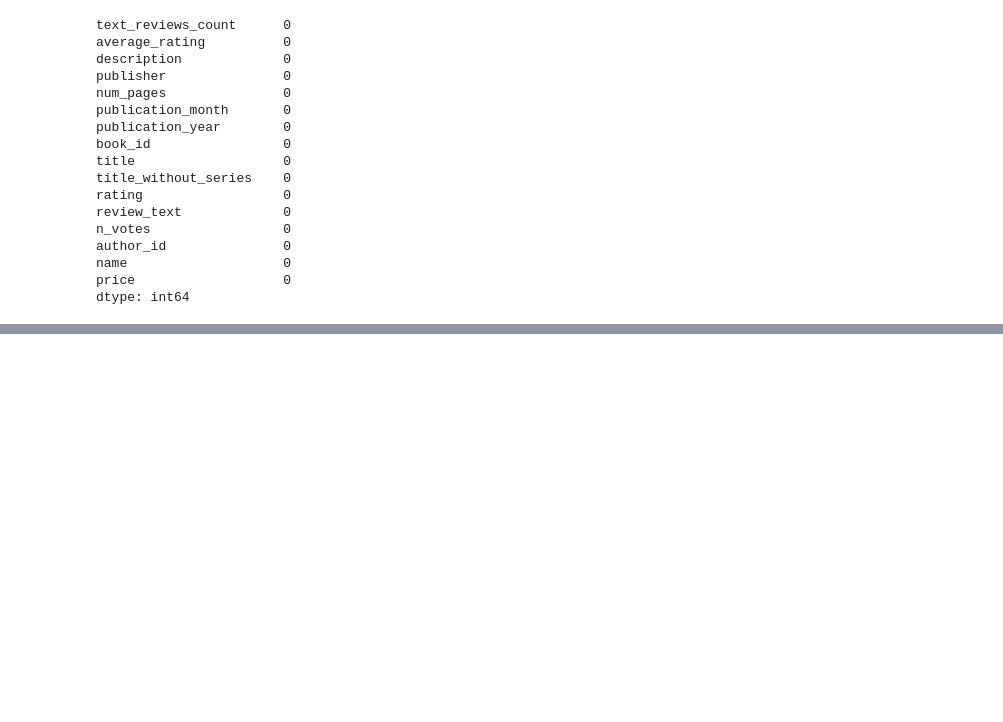
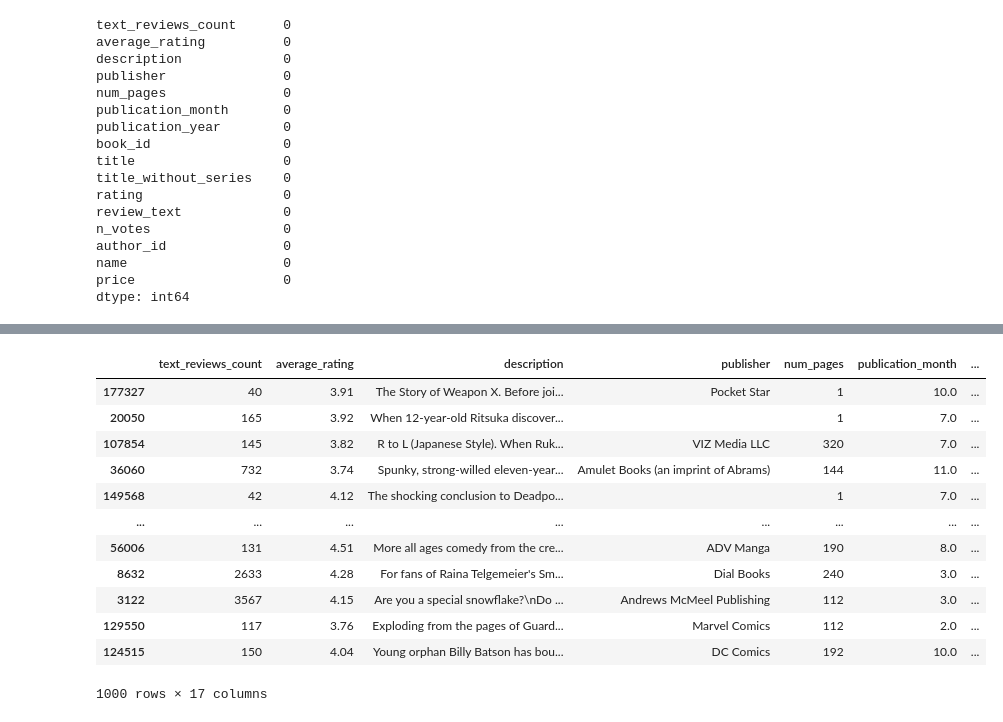
Before and after one commit to msadiva/bookstore-rag, a Jupyter notebook: eda.ipynb, the cells around one changed output, grey strips where cells are left out. Cells and saved outputs as stored; diff of their text form; code cells hidden in the pictures; blank space fills up the shorter version.

```diff
--- a/eda.ipynb
+++ b/eda.ipynb
@@ -769,0 +785,3 @@ del df
+# %%
+df2 = pd.read_csv("data/df_comics_final.csv")
+df2.head()
@@ -769,0 +795,13 @@ del df
+# %%
+df2["book_category"] = "comic"
+# %%
+df2.dropna(subset = "review_text", inplace = True)
+
+
+df2["publication_month"].fillna(int(df2["publication_month"].median()), inplace=True)
+df2["publication_year"].fillna(int(df2["publication_year"].median()), inplace=True)
+
+df2["publisher"].fillna("", inplace=True)
+df2["description"].fillna("", inplace=True)
+
+df2.isna().sum()
@@ -769,0 +844,16 @@ del df
+# %%
+df2.sample(1000)
+# %% [output]
+|  | text_reviews_count | average_rating | description | publisher | num_pages | publication_month | ... |
+| 177327 | 40 | 3.91 | The Story of Weapon X. Before joi... | Pocket Star | 1 | 10.0 | ... |
+| 20050 | 165 | 3.92 | When 12-year-old Ritsuka discover... |  | 1 | 7.0 | ... |
+| 107854 | 145 | 3.82 | R to L (Japanese Style). When Ruk... | VIZ Media LLC | 320 | 7.0 | ... |
+| 36060 | 732 | 3.74 | Spunky, strong-willed eleven-year... | Amulet Books (an imprint of Abrams) | 144 | 11.0 | ... |
+| 149568 | 42 | 4.12 | The shocking conclusion to Deadpo... |  | 1 | 7.0 | ... |
+| ... | ... | ... | ... | ... | ... | ... | ... |
+| 56006 | 131 | 4.51 | More all ages comedy from the cre... | ADV Manga | 190 | 8.0 | ... |
+| 8632 | 2633 | 4.28 | For fans of Raina Telgemeier's Sm... | Dial Books | 240 | 3.0 | ... |
+| 3122 | 3567 | 4.15 | Are you a special snowflake?\nDo ... | Andrews McMeel Publishing | 112 | 3.0 | ... |
+| 129550 | 117 | 3.76 | Exploding from the pages of Guard... | Marvel Comics | 112 | 2.0 | ... |
+| 124515 | 150 | 4.04 | Young orphan Billy Batson has bou... | DC Comics | 192 | 10.0 | ... |
+1000 rows × 17 columns
```
Also changed, not shown: parts of 19 cells of this notebook, 8 other files.
